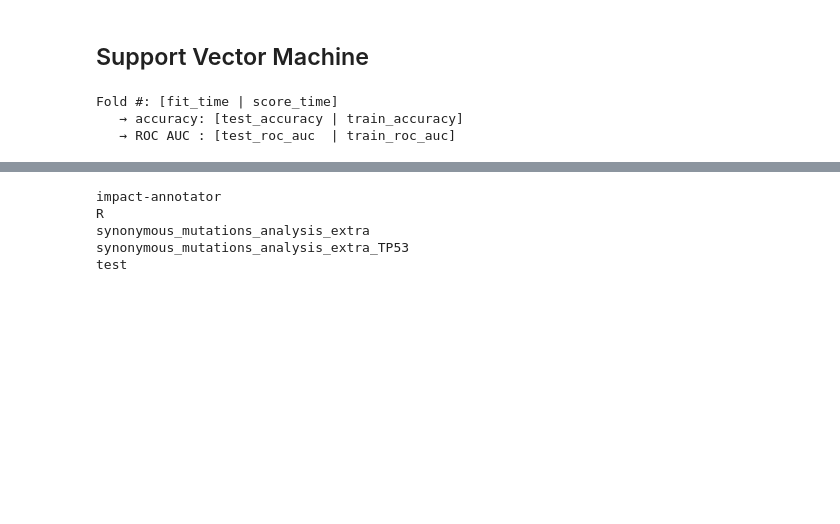
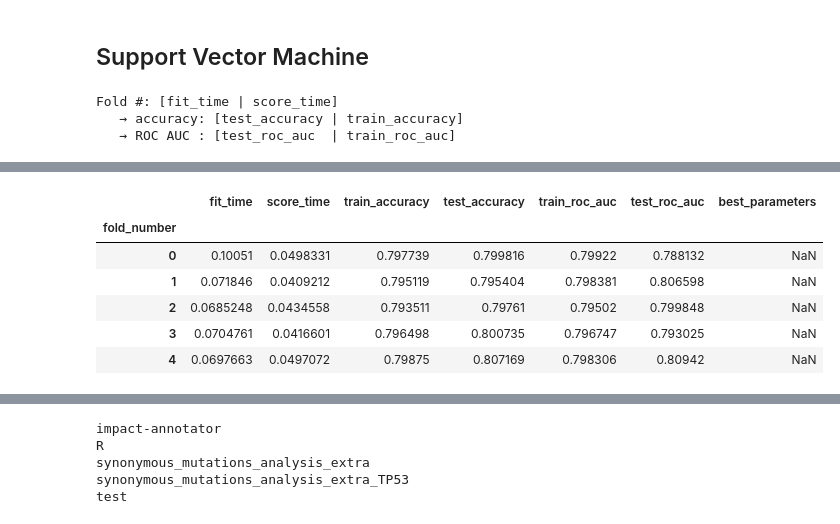
Before and after one commit to ElsaB/impact-annotator, a Jupyter notebook: analysis/prediction/somatic_vs_non_somatic_classification.ipynb, the cells around one changed output, grey strips where cells are left out. Saved outputs shown, nothing was run; the diff lists cells and outputs as text; code cells hidden in the pictures; blank space fills up the shorter version.

```diff
--- a/analysis/prediction/somatic_vs_non_somatic_classification.ipynb
+++ b/analysis/prediction/somatic_vs_non_somatic_classification.ipynb
@@ -481,0 +484,7 @@ def run_in_cluster(command_string):
+# %%
+from sklearn.naive_bayes import GaussianNB
+
+model_GaussianNB = GaussianNB()
+
+fig, ax = plt.subplots(1, 1, figsize = (6, 6))
+metrics = run_model(model_GaussianNB, X, y, cv_strategy, plot_roc = True, ax = ax)
@@ -481,0 +495,10 @@ def run_in_cluster(command_string):
+# %%
+metrics
+# %% [output]
+|  | fit_time | score_time | train_accuracy | test_accuracy | train_roc_auc | test_roc_auc | best_parameters |
+| fold_number |  |  |  |  |  |  |  |
+| 0 | 0.10051 | 0.0498331 | 0.797739 | 0.799816 | 0.79922 | 0.788132 | NaN |
+| 1 | 0.071846 | 0.0409212 | 0.795119 | 0.795404 | 0.798381 | 0.806598 | NaN |
+| 2 | 0.0685248 | 0.0434558 | 0.793511 | 0.79761 | 0.79502 | 0.799848 | NaN |
+| 3 | 0.0704761 | 0.0416601 | 0.796498 | 0.800735 | 0.796747 | 0.793025 | NaN |
+| 4 | 0.0697663 | 0.0497072 | 0.79875 | 0.807169 | 0.798306 | 0.80942 | NaN |
```
Also changed, not shown: parts of 16 cells of this notebook, 3 other files.
